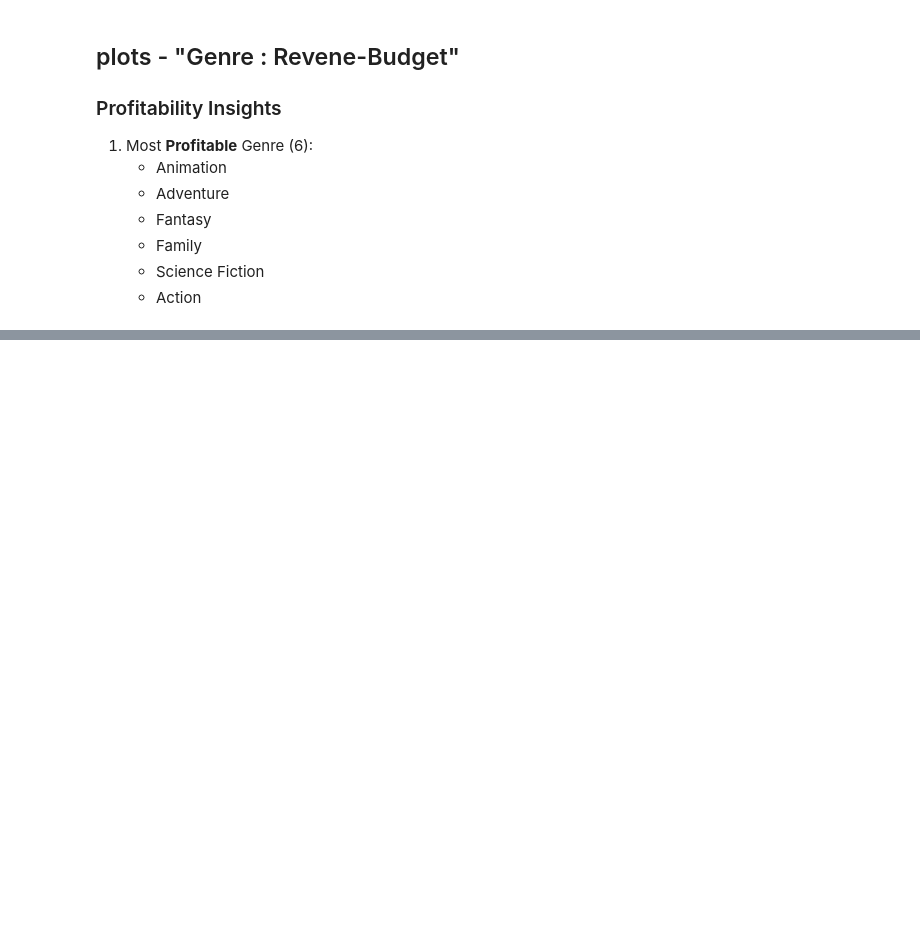
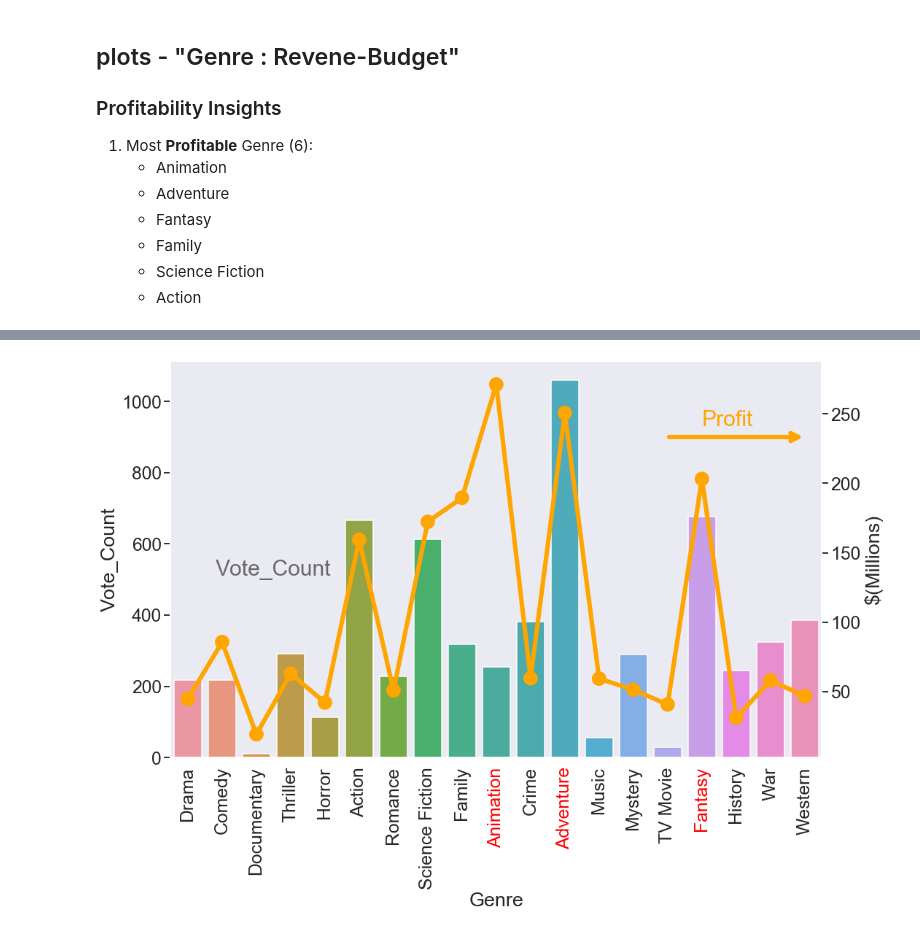
Before and after one commit to nateej1/Movie-Industry-Analysis-Exercise, a Jupyter notebook: TL-4-tmdb_box_Genre.ipynb, the cells around one changed output, grey strips where cells are left out. Saved outputs shown, nothing was run; the diff lists cells and outputs as text; code cells hidden in the pictures; blank space fills up the shorter version.

```diff
--- a/TL-4-tmdb_box_Genre.ipynb
+++ b/TL-4-tmdb_box_Genre.ipynb
@@ -302,0 +397,86 @@ plt.show()
+# %%
+fig, ax = plt.subplots(figsize = (16,10))
+sns.set(style='dark',font_scale=1.5, context='talk')
+#data
+data_count = genre_group.count().sort_values('title',ascending = False)['title'] #movie count
+idx = data_count.index #index with count
+data_vc = genre_group.mean().loc[idx,'vote_count']#avg vote_count
+data_profit = genre_group.mean().loc[idx,'profit']# avg profit
+data_grossW = genre_group.mean().loc[idx,'worldwide_gross']#avg worldwide_gross
+'''
+#sns - movie count
+movie_count = sns.barplot(ax = ax,
+            x = idx,
+            y = data_count.values,
+            color = 'red',
+            scale = 1.5
+            )
+'''
+vote_count = sns.barplot(ax=ax,
+             x = idx,
+             y = data_vc.values)
+ax2=ax.twinx()
+profit=sns.pointplot(ax=ax2,
+             x = idx,
+             y = data_profit.values,
+             color = 'orange',
+             scale = 1.5
+             )
+'''
+worldwide_gross=sns.pointplot(ax=ax2,
+             x = idx,
+             y = data_grossW.values
+             )
+'''
+
+for i in (9, 11, 15):
+    vote_count.get_xticklabels()[i].set_color('red')
+vote_count.set_xticklabels(vote_count.get_xticklabels(), rotation=90)
+ax.set_ylabel('Vote_Count')
+ax2.set_ylabel('$(Millions)')
+ax.set_xlabel('Genre')
+# plt format
+#plt.xticks(ticks=range(0,len(idx)),labels=idx, rotation='vertical')
+#plt.title('Genre (TMDB_BOX) : vote_count, profit ')
+#plt.legend(handlehandles = (movie_count,domestic_gross,budget),
+#           labels = ('movie count','dg','b'))
+#p.arrow(0, 1e9, -10.0, 1e9, fc="k", ec="k", head_width=1, head_length=1)
+
+'''
+ax.annotate("",
+            xy=(1, 10),
+            xytext=(1, 2),
+            arrowprops=dict(arrowstyle="->",
+                            connectionstyle="arc3")
+            )
+'''
+# Annotate arrow
+ax.annotate('',                      # s: str. will leave it blank for no text
+             xy=(18, 900),             # place head of the arrow at point (year 2012 , pop 70)
+             xytext=(14, 900),         # place base of the arrow at point (year 2008 , pop 20)
+             #xycoords=(idx,data_vc),         # will use the coordinate system of the object being annotated
+             arrowprops=dict(arrowstyle='->', connectionstyle='arc3', color='orange', lw=6)
+            )
+
+# Annotate Text
+ax.annotate('Profit', # text to display
+             xy=(15, 920),                    # start the text at at point (year 2008 , pop 30)
+             #rotation=72.5,                  # based on trial and error to match the arrow
+             va='bottom',                    # want the text to be vertically 'bottom' aligned
+             ha='left',                      # want the text to be horizontally 'left' algned.
+             color = 'orange',
+             fontsize = 30)
+
+# Annotate Text
+ax.annotate('Vote_Count', # text to display
+             xy=(0.8,500),                    # start the text at at point (year 2008 , pop 30)
+             #rotation=72.5,                  # based on trial and error to match the arrow
+             va='bottom',                    # want the text to be vertically 'bottom' aligned
+             ha='left',        # want the text to be horizontally 'left' algned.
+             color='dimgrey',
+             fontsize = 30
+            )
+
+plt.show()
+# %% [output]
+[figure, added]
```
Also changed, not shown: parts of 36 cells of this notebook.
